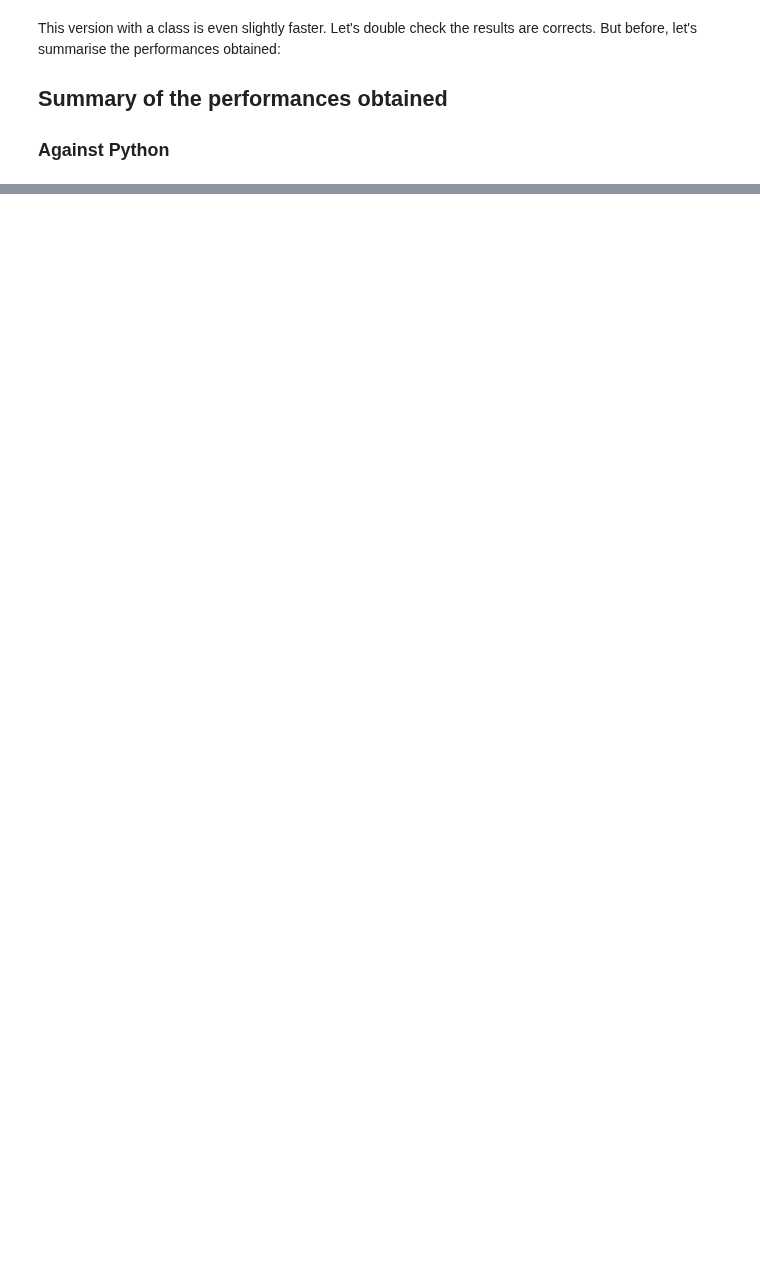
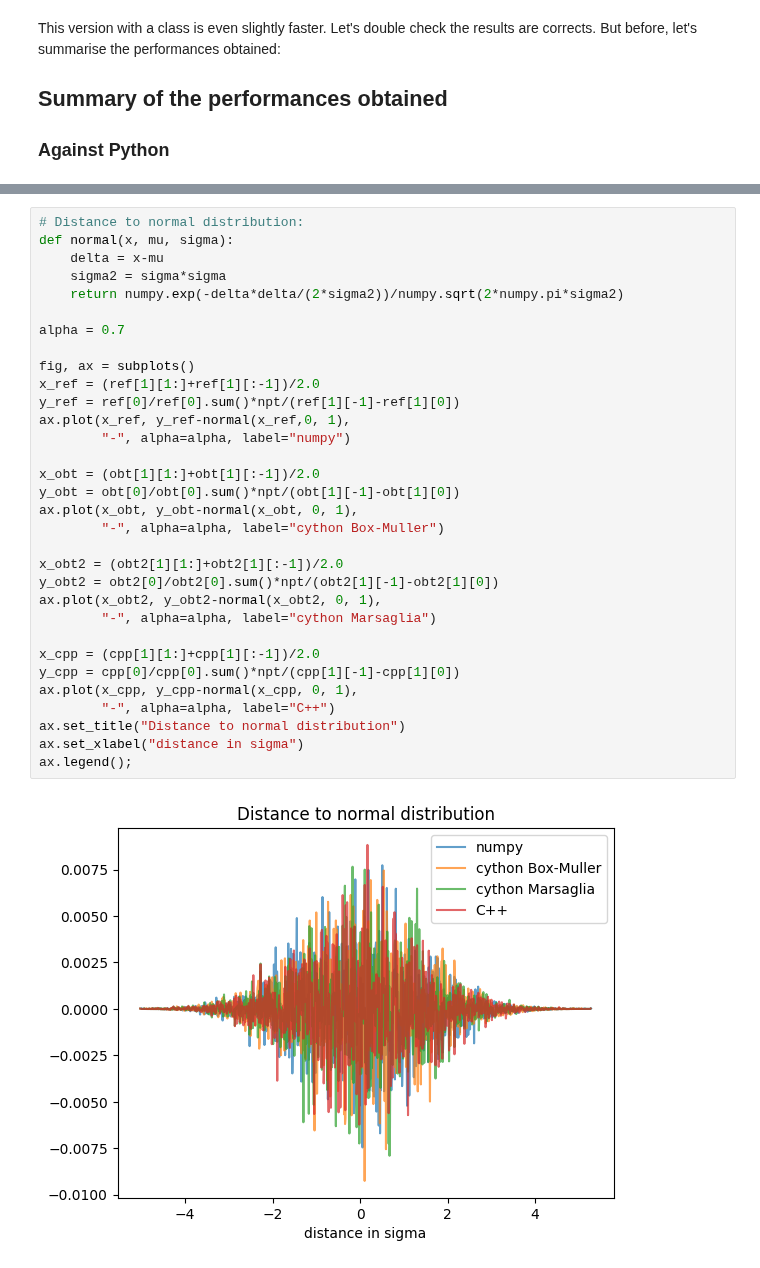
Before and after one commit to silx-kit/fabio, a Jupyter notebook: doc/source/tutorials/random.ipynb, the cells around one changed output, grey strips where cells are left out. Drawn from its saved outputs; the diff is of its cells as text; blank space fills up the shorter version.

```diff
--- a/doc/source/tutorials/random.ipynb
+++ b/doc/source/tutorials/random.ipynb
@@ -687,3 +690,37 @@ ax.legend();
+# %%
+# Distance to normal distribution:
+def normal(x, mu, sigma):
+    delta = x-mu
+    sigma2 = sigma*sigma
+    return numpy.exp(-delta*delta/(2*sigma2))/numpy.sqrt(2*numpy.pi*sigma2)
+
+alpha = 0.7
+
+fig, ax = subplots()
+x_ref = (ref[1][1:]+ref[1][:-1])/2.0
+y_ref = ref[0]/ref[0].sum()*npt/(ref[1][-1]-ref[1][0])
+ax.plot(x_ref, y_ref-normal(x_ref,0, 1),
+        "-", alpha=alpha, label="numpy")
+
+x_obt = (obt[1][1:]+obt[1][:-1])/2.0
+y_obt = obt[0]/obt[0].sum()*npt/(obt[1][-1]-obt[1][0])
+ax.plot(x_obt, y_obt-normal(x_obt, 0, 1),
+        "-", alpha=alpha, label="cython Box-Muller")
+
+x_obt2 = (obt2[1][1:]+obt2[1][:-1])/2.0
+y_obt2 = obt2[0]/obt2[0].sum()*npt/(obt2[1][-1]-obt2[1][0])
+ax.plot(x_obt2, y_obt2-normal(x_obt2, 0, 1),
+        "-", alpha=alpha, label="cython Marsaglia")
+
+x_cpp = (cpp[1][1:]+cpp[1][:-1])/2.0
+y_cpp = cpp[0]/cpp[0].sum()*npt/(cpp[1][-1]-cpp[1][0])
+ax.plot(x_cpp, y_cpp-normal(x_cpp, 0, 1),
+        "-", alpha=alpha, label="C++")
+ax.set_title("Distance to normal distribution")
+ax.set_xlabel("distance in sigma")
+ax.legend();
+# %% [output]
+[figure, added]
 # %%
 print(f"Total execution time: {time.perf_counter()-start_time:.3f}")
 # %% [output]
```
Also changed, not shown: parts of 14 cells of this notebook.
